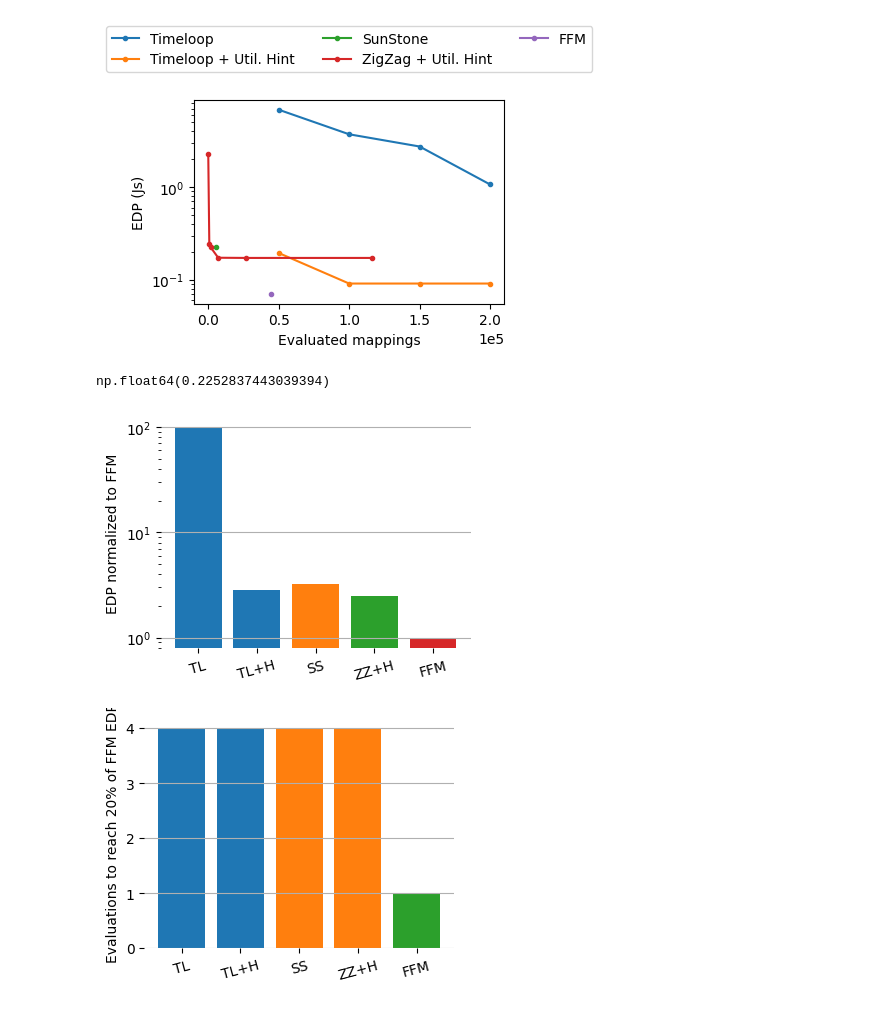
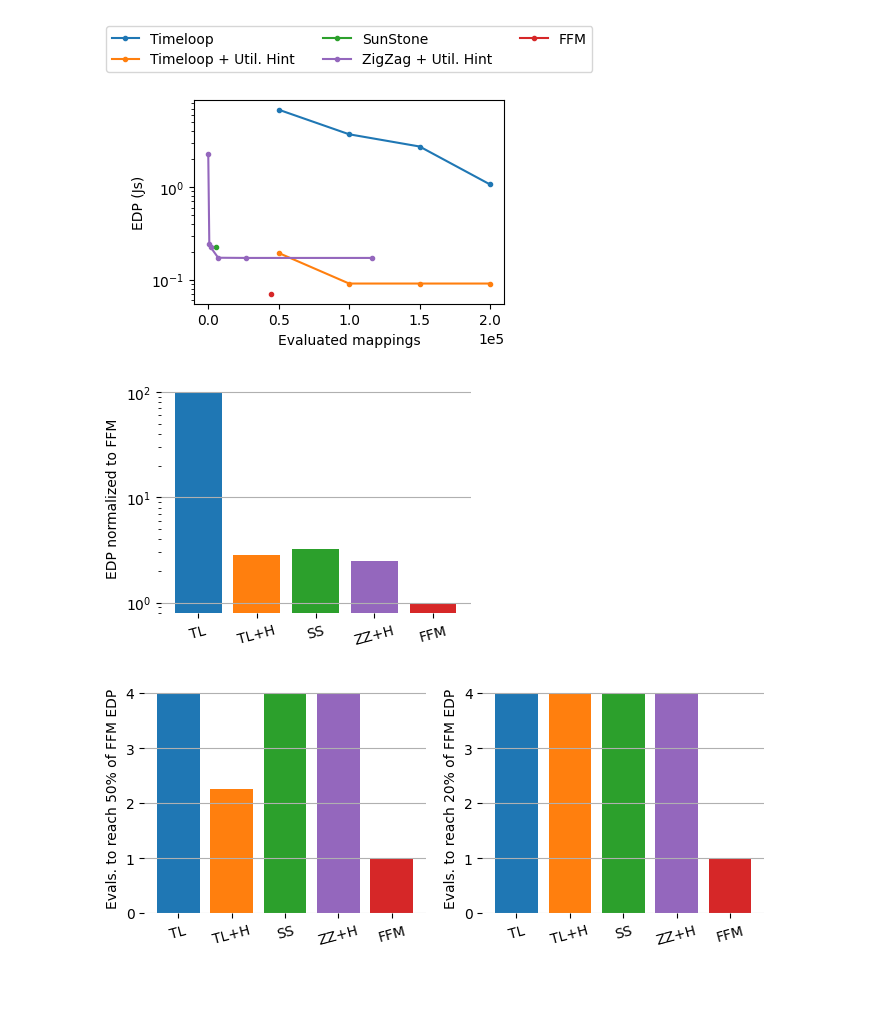
Before and after one commit to jeffhsu3/accelforge, a Jupyter notebook: notebooks/fast_pmapper/baseline_comparison_plot.ipynb, the cells around one changed output. Cells and saved outputs as stored; diff of their text form; code cells hidden in the pictures.

```diff
--- a/notebooks/fast_pmapper/baseline_comparison_plot.ipynb
+++ b/notebooks/fast_pmapper/baseline_comparison_plot.ipynb
@@ -2,6 +2,8 @@
 import matplotlib.pyplot as plt
 import pandas as pd
 from math import ceil
+
+plt.rcParams['text.usetex'] = False
 
 from paths import DATA_DIR
 from paths import PLOTS_DIR
@@ -30,6 +32,7 @@ COLUMNS = ["edp", "latency", "energy"]
 num_axes = len(list(zip(LABELS, COLUMNS)))
 
 MARKERS = ['.']*len(DATAFRAMES)
+COLORS = ['C0', 'C1', 'C2', 'C4', 'C3']
 NAMES = ["Timeloop", "Timeloop + Util. Hint", "SunStone", "ZigZag + Util. Hint", "FFM"]
 
 fig, axes = plt.subplots(num_axes, 1, sharex=True, figsize=(4, 4*0.66*num_axes))
@@ -39,10 +42,10 @@ if isinstance(axes, plt.Axes):
 for i, (label, column) in enumerate(zip(LABELS, COLUMNS)):
     ax=axes[i]
     ax.set_ylabel(label)
-    for df, marker, name in zip(DATAFRAMES, MARKERS, NAMES):
+    for df, marker, name, color in zip(DATAFRAMES, MARKERS, NAMES, COLORS):
         if "evaluations" not in df:
             continue
-        df.plot(x="evaluations", y=column, ax=ax, marker=marker, label=name)
+        df.plot(x="evaluations", y=column, ax=ax, marker=marker, label=name, color=color)
     ax.set_yscale("log")
     ax.ticklabel_format(style='sci', axis='x', scilimits=(-2, 2))
     if i > 0:
@@ -51,9 +54,9 @@ for i, (label, column) in enumerate(zip(LABELS, COLUMNS)):
         ax.legend(ncols=ceil(len(DATAFRAMES)/2), bbox_to_anchor=(0.5,1.4), loc="upper center")
 
 ax.set_xlabel('Evaluated mappings')
-fig.savefig("gemm_16k_clock_time.png", dpi=400, bbox_inches="tight")
+fig.savefig(PLOTS_DIR / "gemm_16k_edp_vs_evals.png", dpi=400, bbox_inches="tight")
 # %% [output]
-[figure, old version]
+[figure, new version]
 # %%
 def get_rows_with_closest_evaluations(df, evaluations):
     """
@@ -83,10 +86,6 @@ def get_edp_with_closest_evaluations(df, evaluations):
         # Interpolate linearly between x and y
         slope = (y["edp"] - x["edp"])/(y["evaluations"] - x["evaluations"])
         return x["edp"] + slope*(evaluations - x["evaluations"])
-# %%
-get_edp_with_closest_evaluations(df_sunstone, 43000)
-# %% [output]
-np.float64(0.2252837443039394)
 # %%
 import seaborn as sns
 
@@ -98,7 +97,7 @@ for df in DATAFRAMES:
     EDPS.append(get_edp_with_closest_evaluations(df, fastfusion_evals)/fastfusion_edp)
 
 NAMES_SHORT = ["TL", "TL+H", "SS", "ZZ+H", "FFM"]
-COLORS      = ['C0', 'C0',   'C1', 'C2',   'C3']
+# COLORS      = ['C0', 'C1', 'C2', 'C3',   'C4']
 
 fig, ax = plt.subplots(1, 1, figsize=(4, 3))
 ax.bar(NAMES_SHORT, EDPS, color=COLORS)
@@ -108,35 +107,40 @@ ax.grid(axis='y')
 ax.set_ylabel("EDP normalized to FFM")
 sns.despine(ax=ax, left=True, bottom=True)
 
-fig.savefig(PLOTS_DIR / "gemm_16k_edp_comparison.png", dpi=400, bbox_inches="tight")
+fig.savefig(PLOTS_DIR / "gemm_16k_edp.png", dpi=400, bbox_inches="tight")
 # %% [output]
-[figure, old version]
+[figure, new version]
 # %%
 def get_rows_with_edp(df, edp):
     """
     Returns rows where `x["edp"]` is <= `edp` or None if no such row exists.
     """
     df_less_than = df[df["edp"] <= edp]
     if len(df_less_than) == 0:
         return None
     else:
         return df_less_than.iloc[df_less_than["edp"].argmax()]
 
 MAX_EVALS_IN_PLOT = fastfusion_evals*4
 
-EVALUATIONS = []
-for df in DATAFRAMES:
-    row = get_rows_with_edp(df, 1.2*fastfusion_edp)
-    if row is None:
-        EVALUATIONS.append(MAX_EVALS_IN_PLOT/fastfusion_evals)
-    else:
-        EVALUATIONS.append(row["evaluations"]/fastfusion_evals)
+DISTANCES = [50, 20]
 
-fig, ax = plt.subplots(1, 1, figsize=(4, 3))
-ax.bar(NAMES_SHORT, EVALUATIONS, color=['C0', 'C0', 'C1', 'C1', 'C2'])
-ax.set_xticklabels(NAMES_SHORT, rotation=15)
-ax.grid(axis='y')
-ax.set_ylabel("Evaluations to reach 20% of FFM EDP")
-sns.despine(ax=ax, left=True, bottom=True)
+fig, axes = plt.subplots(1, 2, figsize=(8, 3))
+for ax, distance in zip(axes, DISTANCES):
+    evaluations = []
+    for df in DATAFRAMES:
+        row = get_rows_with_edp(df, (100+distance)/100*fastfusion_edp)
+        if row is None:
+            evaluations.append(MAX_EVALS_IN_PLOT/fastfusion_evals)
+        else:
+            evaluations.append(row["evaluations"]/fastfusion_evals)
+
+    ax.bar(NAMES_SHORT, evaluations, color=COLORS)
+    ax.set_xticklabels(NAMES_SHORT, rotation=15)
+    ax.grid(axis='y')
+    ax.set_ylabel(f"Evals. to reach {distance}% of FFM EDP")
+    sns.despine(ax=ax, left=True, bottom=True)
+
+fig.savefig(PLOTS_DIR / "gemm_16k_evals.png", dpi=400, bbox_inches="tight")
 # %% [output]
-[figure, old version]
+[figure, new version]
```
Also changed, not shown: 15 other files.
